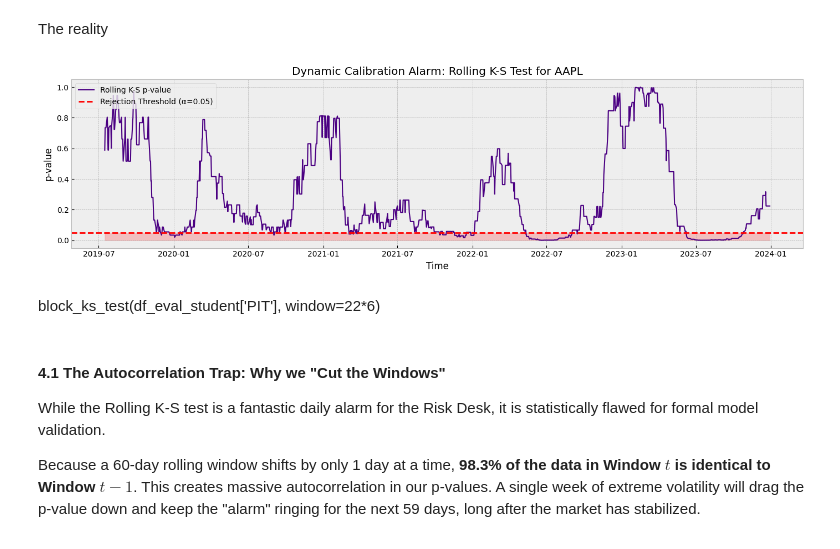
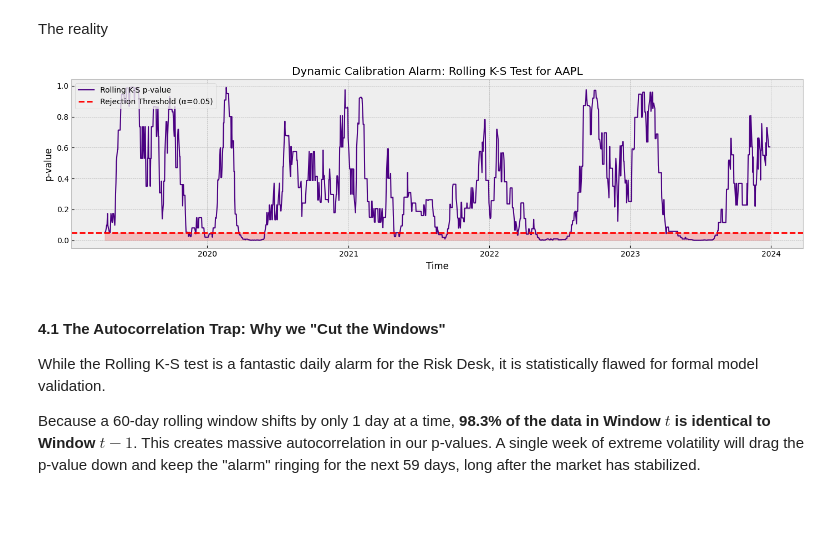
Before and after one commit to amacias-afma/quant-ai-lab, a Jupyter notebook: 02_density_forecasting/notebooks/02_the_illusion_of_averages.ipynb, the cells around one changed output. Drawn from its saved outputs; the diff is of its cells as text; code cells hidden in the pictures; blank space fills up the shorter version.

```diff
--- a/02_density_forecasting/notebooks/02_the_illusion_of_averages.ipynb
+++ b/02_density_forecasting/notebooks/02_the_illusion_of_averages.ipynb
@@ -126,15 +129,12 @@ Diagnosis:     The PIT is statistically uniform. The model is
 The reality
 # %%
 # 2. Calculate the rolling p-values (using a 60-day or ~3-month window)
-rolling_p_values = rolling_ks_test(df_eval_student['PIT'], window=22*6).dropna()
+rolling_p_values = rolling_ks_test(df_eval_student['PIT'], window=22*3).dropna()
 
 # 3. Visualize the failures
 plot_rolling_ks(rolling_p_values, ticker_name=ticker_name)
 # %% [output]
-[figure, old version]
+[figure, new version]
-# %% [markdown]
-<!-- block_ks_test(pit_series: pd.Series, block_size: int = 60, alpha: float = 0.05) -->
-block_ks_test(df_eval_student['PIT'], window=22*6)
 # %% [markdown]
 #### 4.1 The Autocorrelation Trap: Why we "Cut the Windows"
 While the Rolling K-S test is a fantastic daily alarm for the Risk Desk, it is statistically flawed for formal model validation.
```
Also changed, not shown: parts of 24 cells of this notebook, 2 other files.
